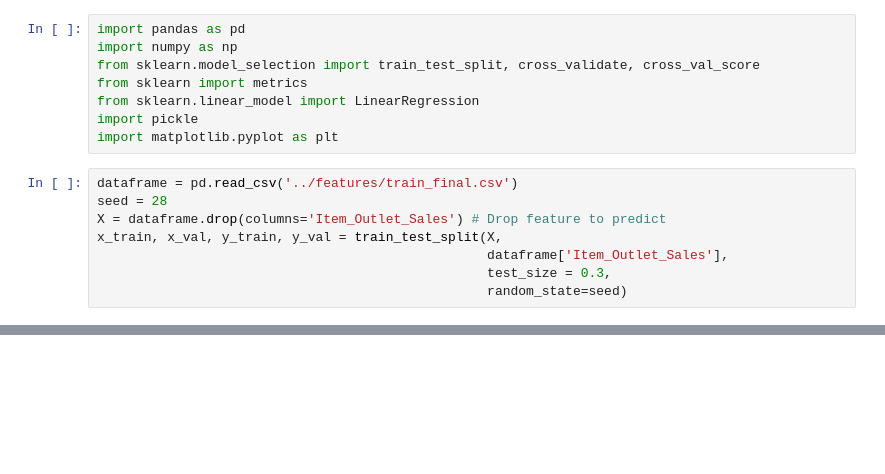
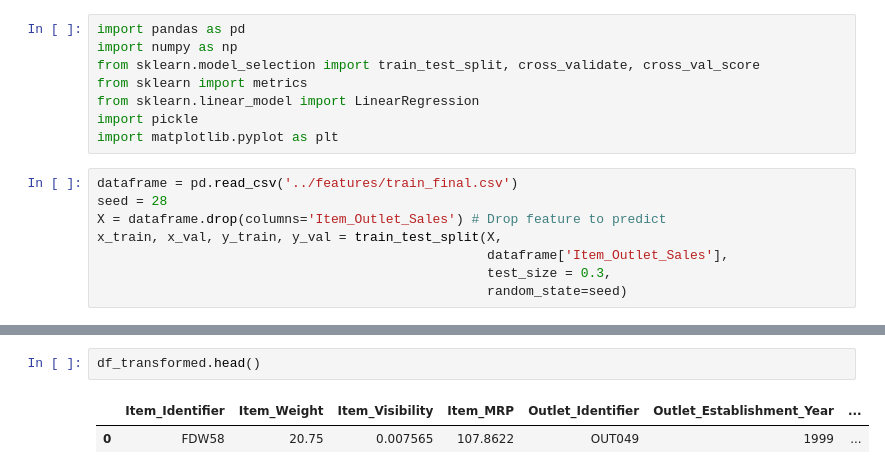
Before and after one commit to Hector242/aprendizaje_de_maquinas2_proyecto, a Jupyter notebook: Notebook/notebook_prueba.ipynb, the cells around one changed output, grey strips where cells are left out. Drawn from its saved outputs; the diff is of its cells as text; blank space fills up the shorter version.

```diff
--- a/Notebook/notebook_prueba.ipynb
+++ b/Notebook/notebook_prueba.ipynb
@@ -76,0 +145,5 @@ Intersección: 253.70
+# %%
+df_transformed.head()
+# %% [output]
+|  | Item_Identifier | Item_Weight | Item_Visibility | Item_MRP | Outlet_Identifier | Outlet_Establishment_Year | ... |
+| 0 | FDW58 | 20.75 | 0.007565 | 107.8622 | OUT049 | 1999 | ... |
```
Also changed, not shown: parts of 8 cells of this notebook, 12 other files.
